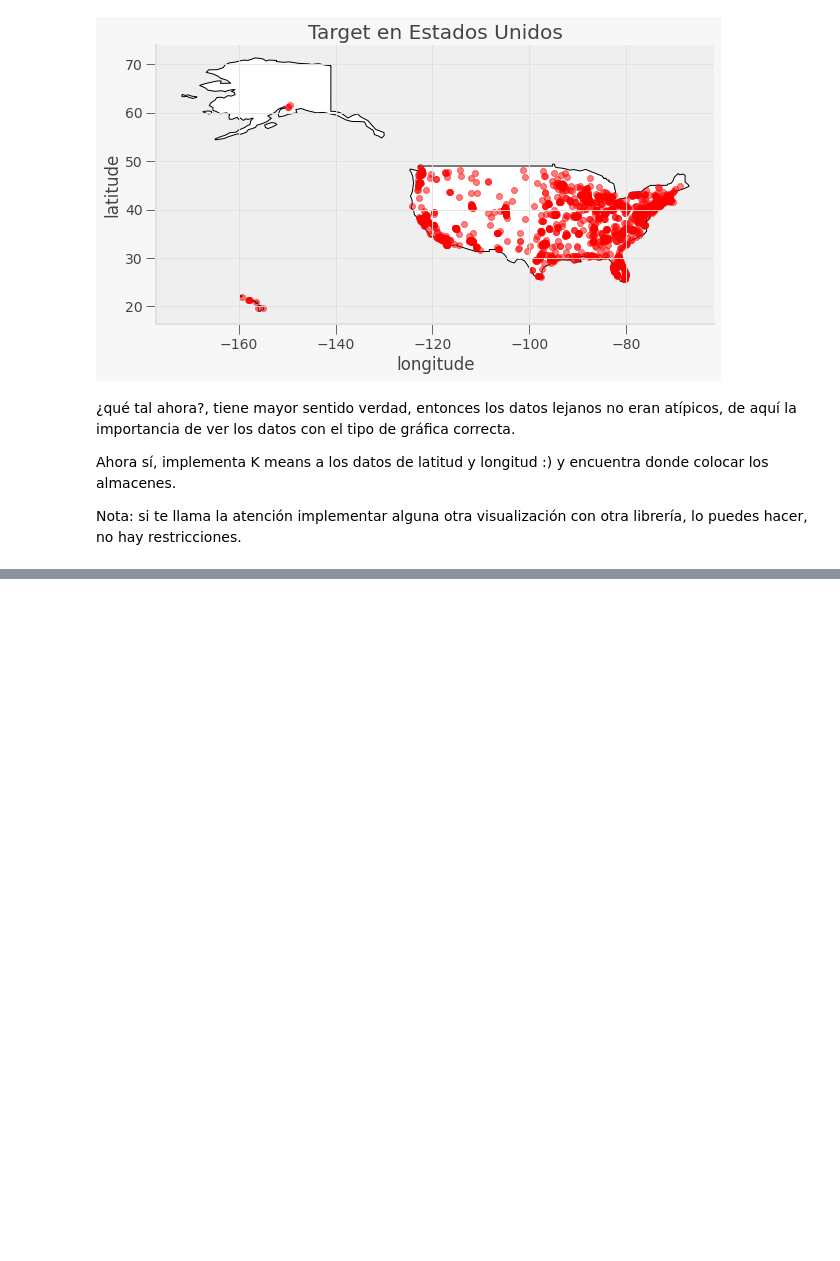
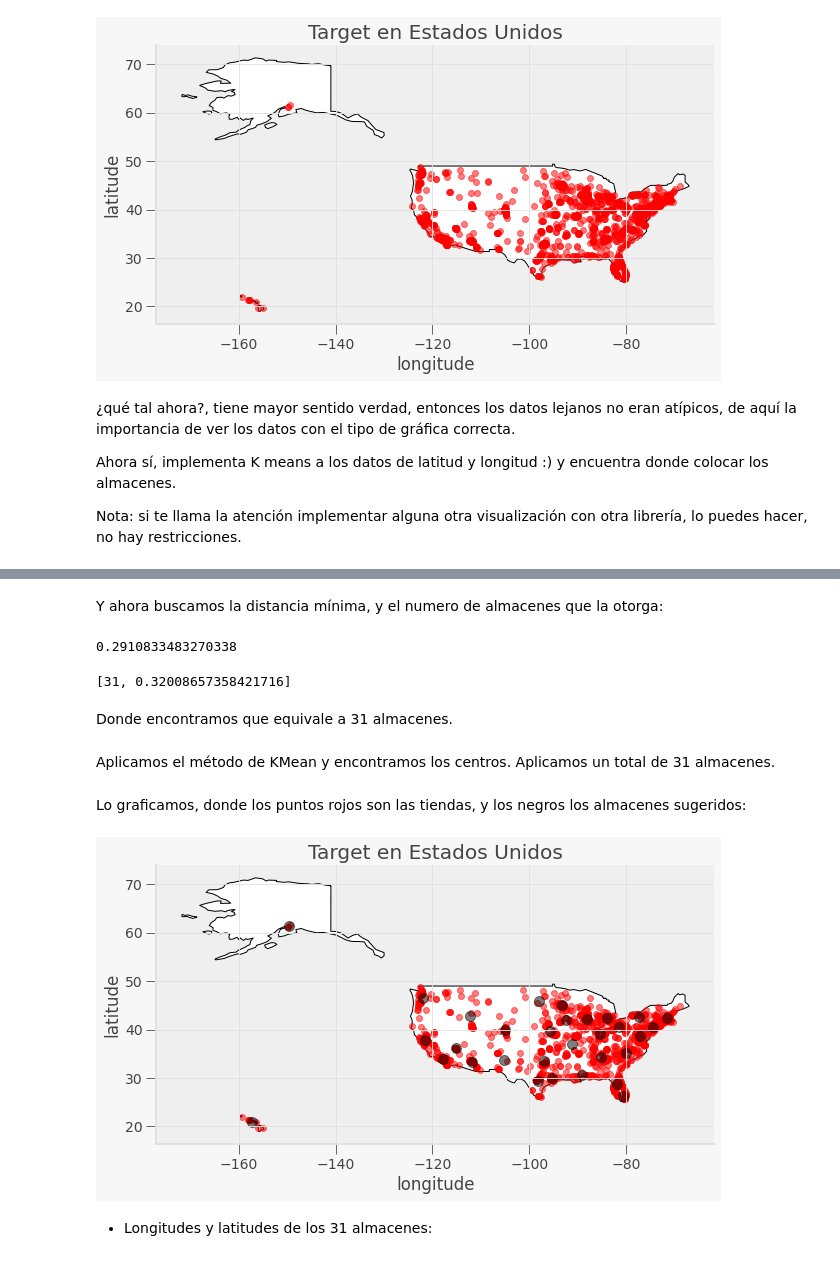
Before and after one commit to PosgradoMNA/actividades-de-aprendizaje-gerardoaaron_castanedajaramillo, a Jupyter notebook: Actividad Semanal -- 7 K means.ipynb, the cells around one changed output, grey strips where cells are left out. Saved outputs shown, nothing was run; the diff lists cells and outputs as text; code cells hidden in the pictures; blank space fills up the shorter version.

```diff
--- a/Actividad Semanal -- 7 K means.ipynb
+++ b/Actividad Semanal -- 7 K means.ipynb
@@ -220,0 +271,42 @@ Nota: si te llama la atención implementar alguna otra visualización con otra l
+# %% [markdown]
+Y ahora buscamos la distancia mínima, y el numero de almacenes que la otorga:
+# %%
+pd.DataFrame(avgdist)[1].idxmin()
+print(pd.DataFrame(avgdist)[1].min())
+avgdist[30]
+# %% [output]
+0.2910833483270338
+[31, 0.32008657358421716]
+# %% [markdown]
+Donde encontramos que equivale a 31 almacenes.
+# %%
+X = list(zip(gdf.longitude, df.latitude))
+# %% [markdown]
+Aplicamos el método de KMean y encontramos los centros. Aplicamos un total de 31 almacenes.
+# %%
+kmeans = KMeans(n_clusters=31)
+kmeans.fit(X)
+y_kmeans = kmeans.predict(X)
+centers = kmeans.cluster_centers_
+# %% [markdown]
+Lo graficamos, donde los puntos rojos son las tiendas, y los negros los almacenes sugeridos:
+# %%
+fig, gax = plt.subplots(figsize=(10,10))
+
+world.query("name == 'United States of America'").plot(ax = gax, edgecolor='black', color='white')
+
+gdf.plot(ax=gax, color='red', alpha = 0.5)
+plt.scatter(centers[:, 0], centers[:, 1], c='black', s=100, alpha=0.5)
+
+gax.set_xlabel('longitude')
+gax.set_ylabel('latitude')
+gax.set_title('Target en Estados Unidos')
+
+gax.spines['top'].set_visible(False)
+gax.spines['right'].set_visible(False)
+
+plt.show()
+# %% [output]
+[figure, added]
+# %% [markdown]
+* Longitudes y latitudes de los 31 almacenes:
```
Also changed, not shown: parts of 24 cells of this notebook.
